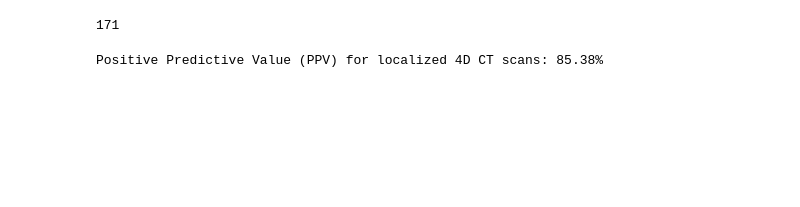
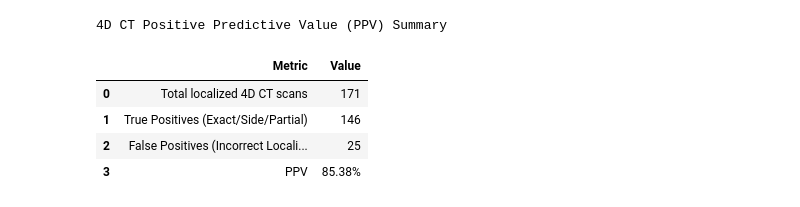
Before and after one commit to Jonah-Schwartz521/ent-imaging-analysis, a Jupyter notebook: Imaging Analysis/PPV/4d_ppv.ipynb, the cells around one changed output. Cells and saved outputs as stored; diff of their text form; code cells hidden in the pictures; blank space fills up the shorter version.

```diff
--- a/Imaging Analysis/PPV/4d_ppv.ipynb
+++ b/Imaging Analysis/PPV/4d_ppv.ipynb
@@ -17,4 +11,4 @@ Calculate the **PPV of localized 4D CT scans** by comparing imaging localization
 # %%
 import pandas as pd
-preop_imaging_df = pd.read_excel('../../Data/side_concordance_results.xlsx')
+preop_imaging_df = pd.read_excel('../../Data/final_imaging_data.xlsx')
 # %%
@@ -33,15 +31,0 @@ preop_imaging_df['Surgical Side'] = preop_imaging_df['Surgical_Findings'].apply(
-# %%
-# Define modality
-modality = '4D CT Scan'
-
-# Apply extract_side function if not already done to get imaging sides
-preop_imaging_df['4D CT Imaging Side'] = preop_imaging_df[modality].apply(extract_side)
-
-# Filter to scans that localized anywhere (Left, Right)
-localized_4dct = preop_imaging_df[preop_imaging_df['4D CT Imaging Side'].isin(['Left', 'Right'])].copy()
-
-# Count total localized scans
-total_localized_4dct = localized_4dct.shape[0]
-total_localized_4dct
-# %% [output]
-171
@@ -79,14 +32,27 @@ def check_concordance(row):
-# %%
-localized_4dct['Calculated Concordance'] = localized_4dct.apply(check_concordance, axis=1)
-
-false_positives = (localized_4dct['Calculated Concordance'] == 'Incorrect Localization').sum()
-true_positive = (
-    (localized_4dct['Calculated Concordance'] == 'Yes (Exact)') |
-    (localized_4dct['Calculated Concordance'] == 'Yes (Side)')
-).sum()
-
-ppv = true_positive / (true_positive + false_positives)
-
-print(f"Positive Predictive Value (PPV) for localized 4D CT scans: {ppv:.2%}")
-# %% [output]
-Positive Predictive Value (PPV) for localized 4D CT scans: 85.38%
+# %%
+# Create results summary dataframe
+ppv_summary_df = pd.DataFrame({
+    'Metric': [
+        'Total localized 4D CT scans',
+        'True Positives (Exact/Side/Partial)',
+        'False Positives (Incorrect Localization)',
+        'PPV'
+    ],
+    'Value': [
+        total_localized_4dct,
+        true_positives,
+        false_positives,
+        f"{ppv:.2%}" if ppv is not None else 'N/A'
+    ]
+})
+
+# Display results
+print("4D CT Positive Predictive Value (PPV) Summary")
+display(ppv_summary_df)
+# %% [output]
+4D CT Positive Predictive Value (PPV) Summary
+|  | Metric | Value |
+| 0 | Total localized 4D CT scans | 171 |
+| 1 | True Positives (Exact/Side/Partial) | 146 |
+| 2 | False Positives (Incorrect Locali... | 25 |
+| 3 | PPV | 85.38% |
```
Also changed, not shown: parts of 3 cells of this notebook, 7 other files.
